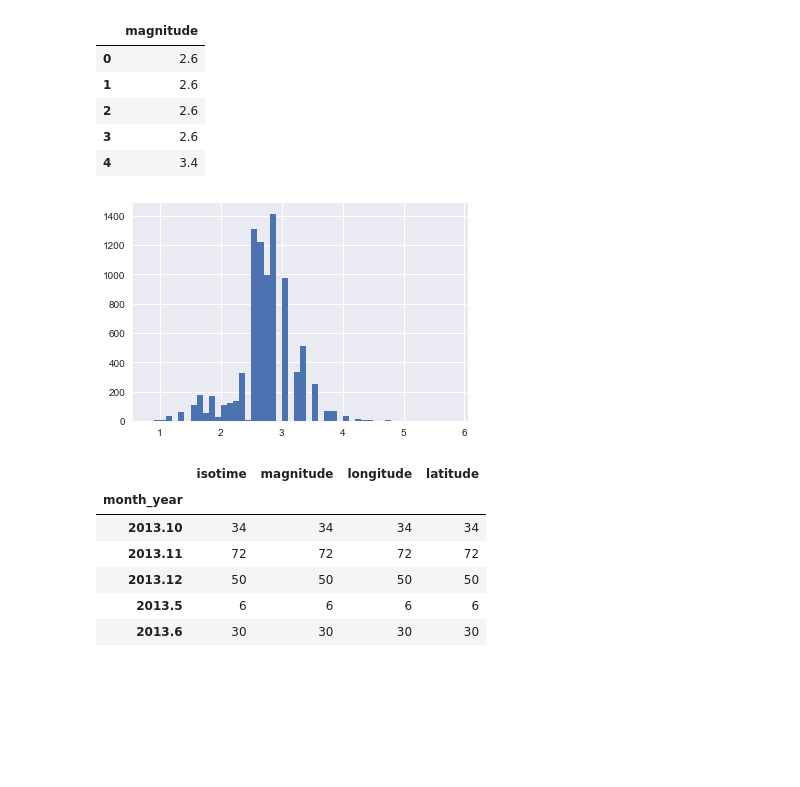
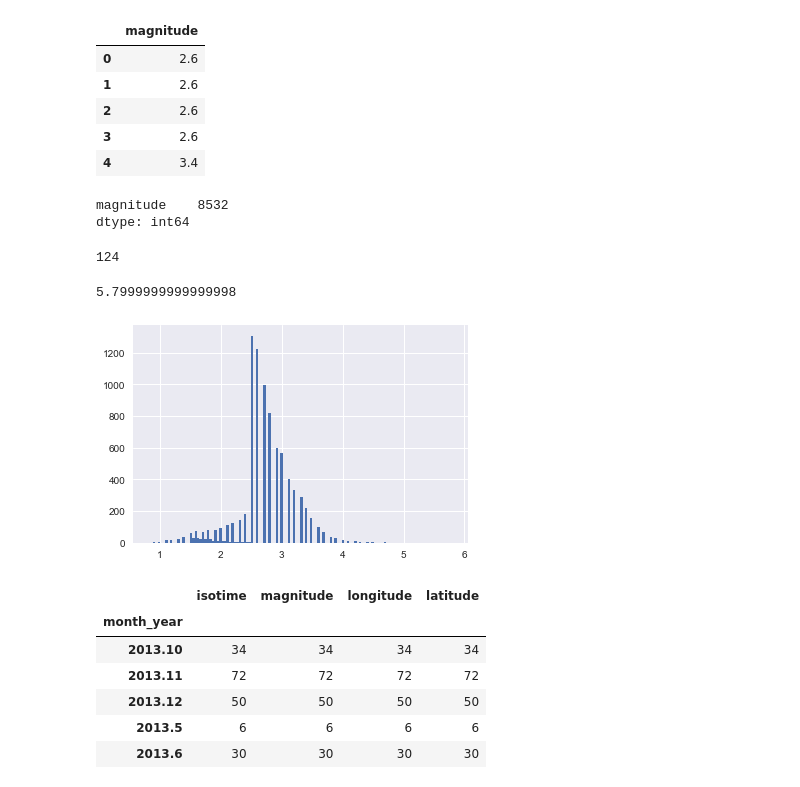
Before and after one commit to adamszabunio/ShakeShakeShake, a Jupyter notebook: SQL_Alchemy.ipynb, the cells around one changed output. Cells and saved outputs as stored; diff of their text form; code cells hidden in the pictures; blank space fills up the shorter version.

```diff
--- a/SQL_Alchemy.ipynb
+++ b/SQL_Alchemy.ipynb
@@ -188,13 +270,26 @@ tbl3.head()
 | 2 | 2.6 |
 | 3 | 2.6 |
 | 4 | 3.4 |
+# %%
+tbl3.count()
+# %% [output]
+magnitude    8532
+dtype: int64
+# %%
+len(tbl3.magnitude.unique())
+# %% [output]
+124
+# %%
+tbl3.magnitude.max()
+# %% [output]
+5.7999999999999998
 # %%
 fig1 = plt.gcf()
-plt.hist(x="magnitude", data=tbl3, bins=50)
+plt.hist(x="magnitude", data=tbl3, bins=len(tbl3.magnitude.unique()))
 # plt.savefig("oklahoma_quakes.png")
 fig1.savefig("oklahoma_quakes.png")
 # %% [output]
-[figure, old version]
+[figure, new version]
 # %%
 tbl.groupby(["month_year"]).count()
 # %% [output]
```
Also changed, not shown: parts of 27 cells of this notebook, 9 other files.
